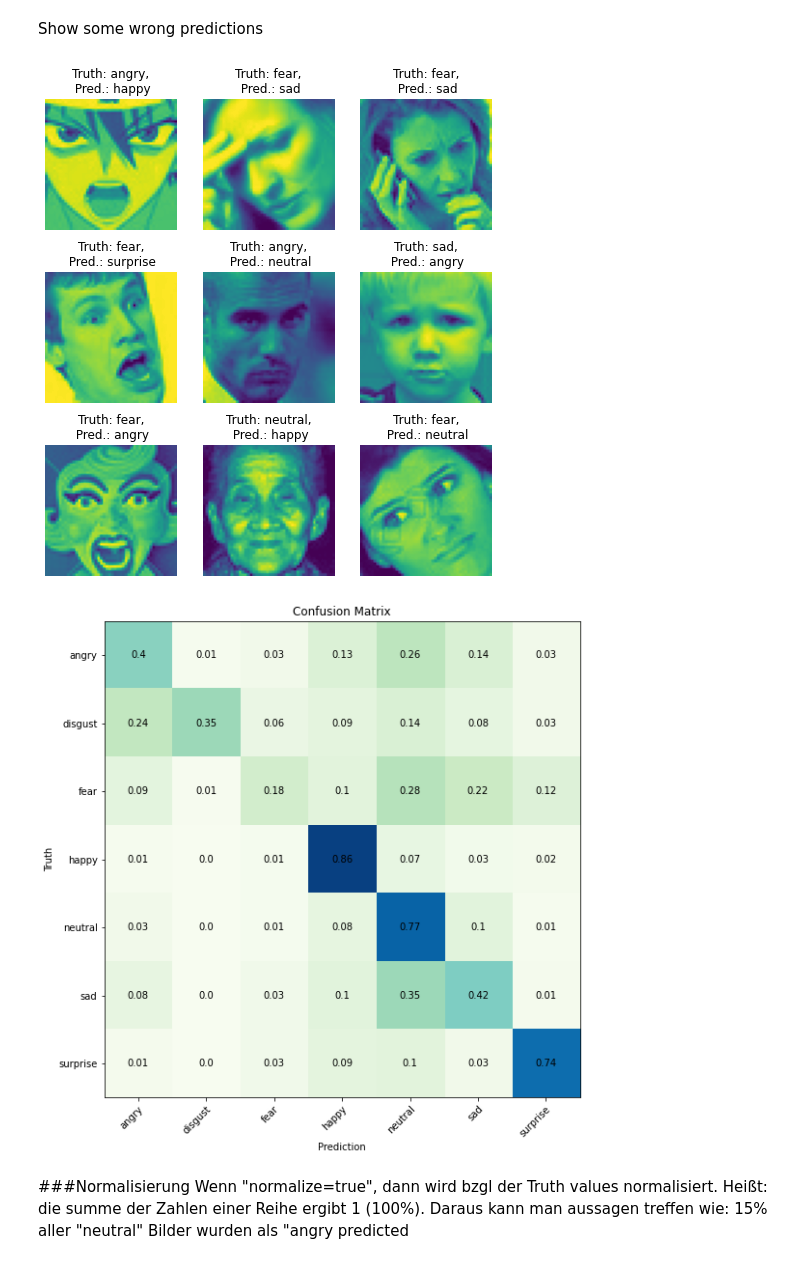
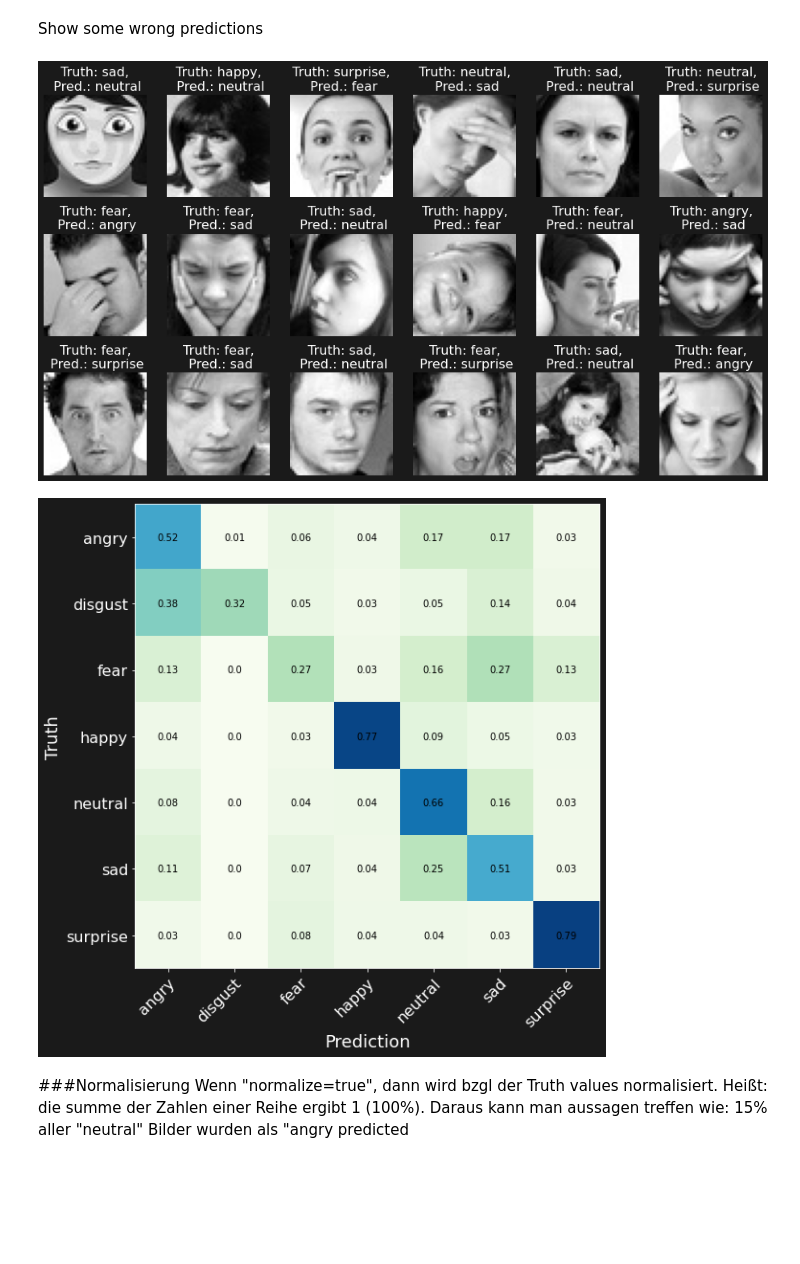
Before and after one commit to TimWue/facialExpressionRecognition, a Jupyter notebook: EmotionDetection.ipynb, the cells around one changed output. Cells and saved outputs as stored; diff of their text form; code cells hidden in the pictures; blank space fills up the shorter version.

Commit message:
improve plots

```diff
--- a/EmotionDetection.ipynb
+++ b/EmotionDetection.ipynb
@@ -449,8 +463,7 @@ plt.gcf().set_size_inches(8, 9)
 for index, currentFile in enumerate(files):    # add a new subplot iteratively
     img_path = "./test/" + currentFile + ".jpg"
     img = tf.keras.preprocessing.image.load_img(
-    img_path, target_size=image_size,color_mode="grayscale"
-    )
+    img_path, target_size=image_size,color_mode="grayscale")
     img_array = tf.keras.preprocessing.image.img_to_array(img)
     img_array = tf.expand_dims(img_array, 0)  # Create batch axis
     predictions = model.predict(img_array)
@@ -461,5 +474,5 @@ for index, currentFile in enumerate(files):    # add a new subplot iteratively
     plt.title("Truth: " + emotion + ",\n Pred.: " + class_names[max_index])
     plt.axis('off')
     ax.set_xlabel("")
-    plt.imshow(img);
+    plt.imshow(img,cmap="gray");
 # %% [output]
@@ -497,25 +510,29 @@ Show some wrong predictions
 predictions_wrong = y_pred != y_true
 elements_wrong_predicted = [i for i, prediction_wrong in enumerate(predictions_wrong) if prediction_wrong]
 # %%
-random_wrong_elements = random.choices(elements_wrong_predicted, k=9)
-plt.gcf().set_size_inches(8, 9)
+random_wrong_elements = random.choices(elements_wrong_predicted, k=18)
+plt.gcf().set_size_inches(16, 9)
+backgroundColor = [0.1, 0.1, 0.1]
+plt.gcf().set_facecolor(backgroundColor)
 for index, element in enumerate(random_wrong_elements):
     truth = class_names[y_true[element]]
     prediction = class_names[y_pred[element]]
-    ax = plt.subplot(3, 3, index + 1)
-    plt.title("Truth: " + truth + ",\n Pred.: " + prediction)
+    ax = plt.subplot(3, 6, index + 1)
+    plt.title("Truth: " + truth + ",\n Pred.: " + prediction,color="white", fontsize=16)
     plt.axis('off')
     ax.set_xlabel("")
     img = tf.keras.utils.array_to_img(val_image_batch[element,:,:,:])
-    plt.imshow(img)
+    plt.imshow(img,cmap="gray")
 # %% [output]
-[figure, old version]
+[figure, new version]
 # %%
 # SHow confusion matrix
 cm = confusion_matrix(y_true, y_pred, normalize="true")
+backgroundColor = [0.1, 0.1, 0.1]
 
 fig, ax = plt.subplots()
 plt.gcf().set_size_inches(8, 9)
+plt.gcf().set_facecolor(backgroundColor)
 
 im = ax.imshow(cm,cmap="GnBu")
 
@@ -524,8 +541,9 @@ ax.set_xticks(np.arange(len(class_names)))
 ax.set_yticks(np.arange(len(class_names)))
 ax.set_xticklabels(class_names)
 ax.set_yticklabels(class_names)
-ax.set_xlabel("Prediction")
-ax.set_ylabel("Truth")
+ax.set_xlabel("Prediction",color="white", fontsize=18)
+ax.set_ylabel("Truth",color="white", fontsize=18)
+
 
 
 # Rotate the tick labels and set their alignment.
@@ -538,11 +556,13 @@ for i in range(len(class_names)):
         text = ax.text(j, i, round(cm[i, j],2),
                        ha="center", va="center", color="k")
 
-ax.set_title("Confusion Matrix")
 fig.tight_layout()
+plt.grid(False)
+plt.xticks(fontsize=16)
+plt.yticks(fontsize=16)
 plt.show()
 # %% [output]
-[figure, old version]
+[figure, new version]
 # %% [markdown]
 ###Normalisierung
 Wenn "normalize=true", dann wird bzgl der Truth values normalisiert. Heißt: die summe der Zahlen einer Reihe ergibt 1 (100%). Daraus kann man aussagen treffen wie: 15% aller "neutral" Bilder wurden als "angry predicted
```
Also changed, not shown: parts of 15 cells of this notebook.
